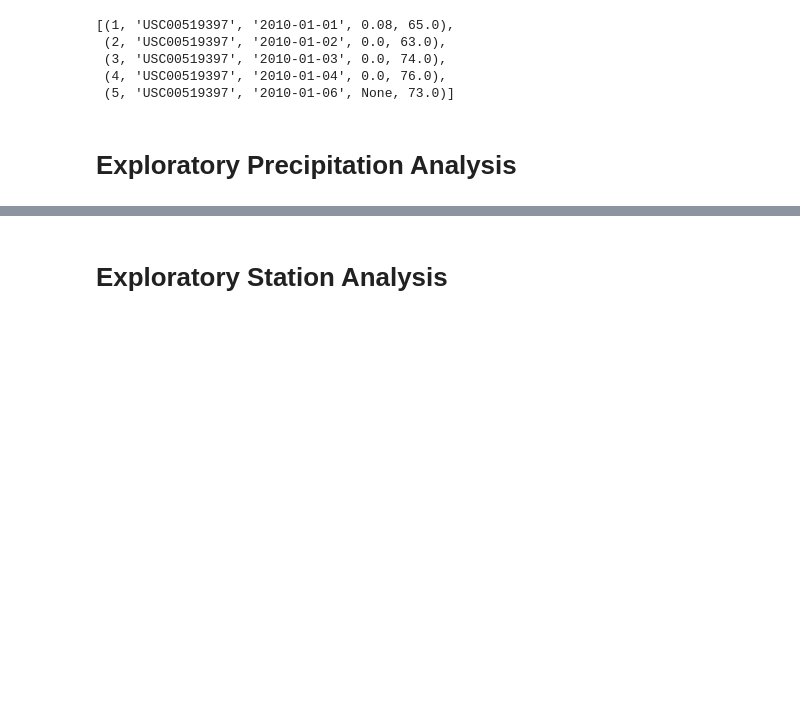
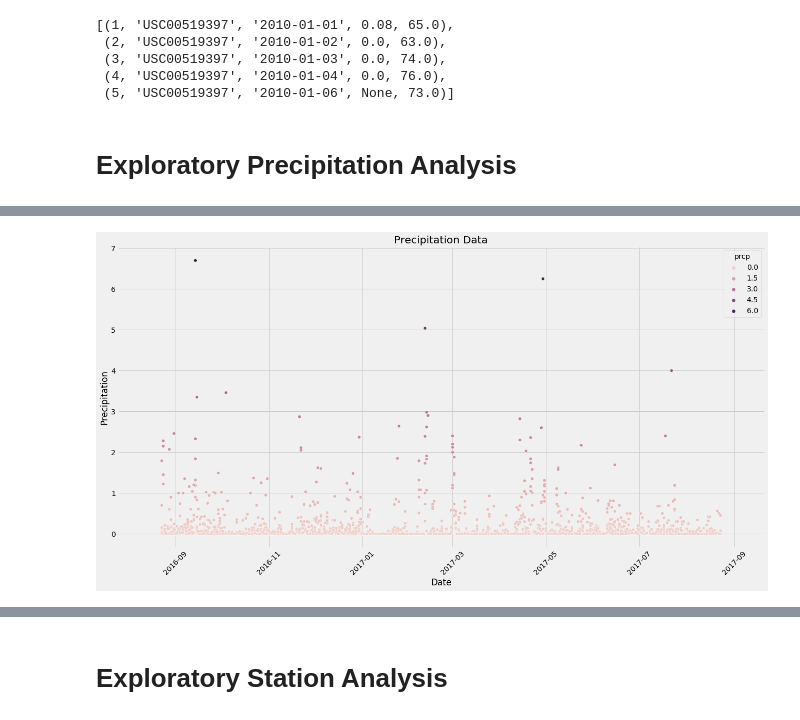
Before and after one commit to jwhite1987/Climate-Analysis, a Jupyter notebook: Instructions/climate_starter.ipynb, the cells around one changed output, grey strips where cells are left out. Saved outputs shown, nothing was run; the diff lists cells and outputs as text; code cells hidden in the pictures; blank space fills up the shorter version.

```diff
--- a/Instructions/climate_starter.ipynb
+++ b/Instructions/climate_starter.ipynb
@@ -97,0 +146,14 @@ TypeError: 'Query' object is not callable
+# %%
+# Trying to get a better visual of the data, testing a few charts
+
+plt.figure(figsize=(20,10))
+sns.scatterplot(data = measurement_df['prcp'], x = measurement_df['date'], y= measurement_df['prcp'], hue=measurement_df['prcp'])
+plt.xticks(rotation=45)
+fig.autofmt_xdate()
+ax.fmt_xdata = mdates.DateFormatter('%Y-%m-%d')
+plt.title('Precipitation Data')
+plt.xlabel('Date')
+plt.ylabel('Precipitation')
+plt.show()
+# %% [output]
+[figure, added]
```
Also changed, not shown: parts of 25 cells of this notebook, 4 other files.
